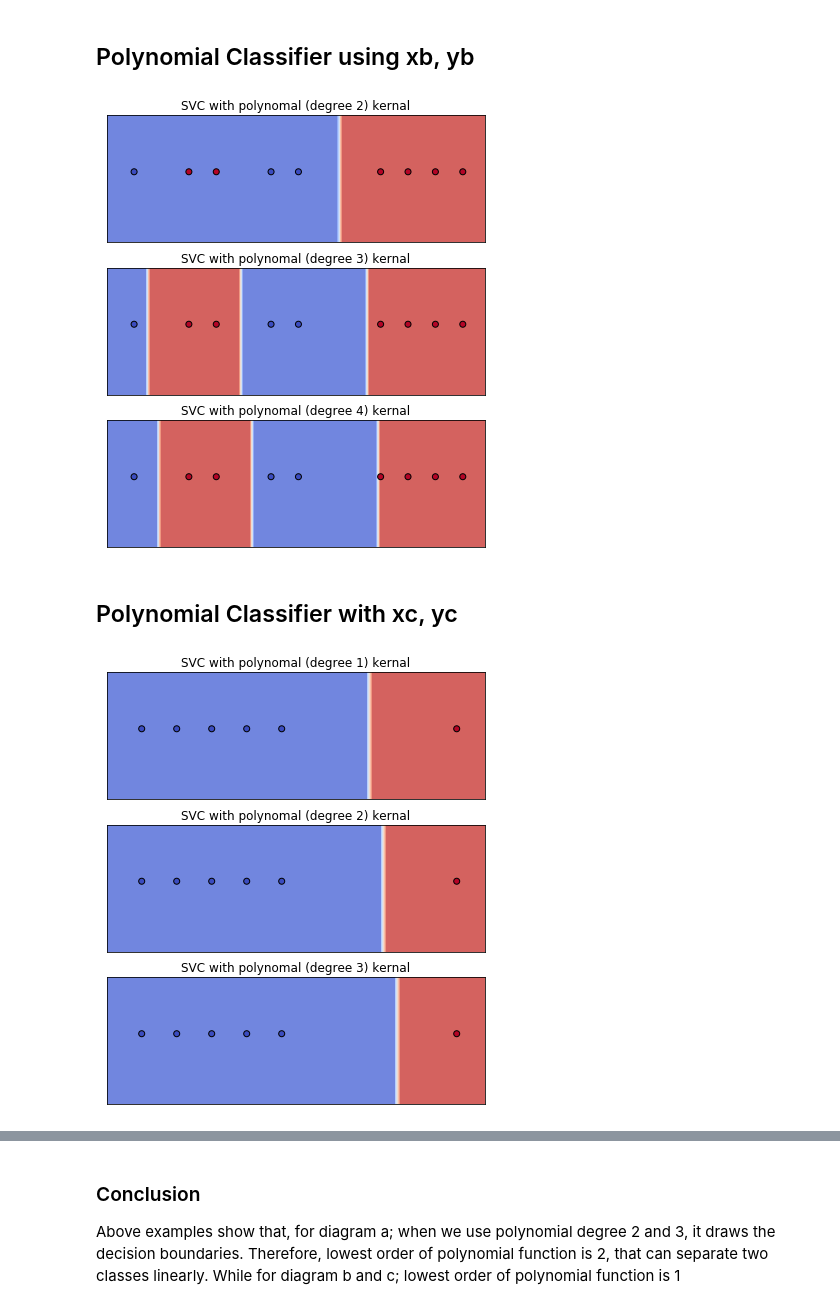
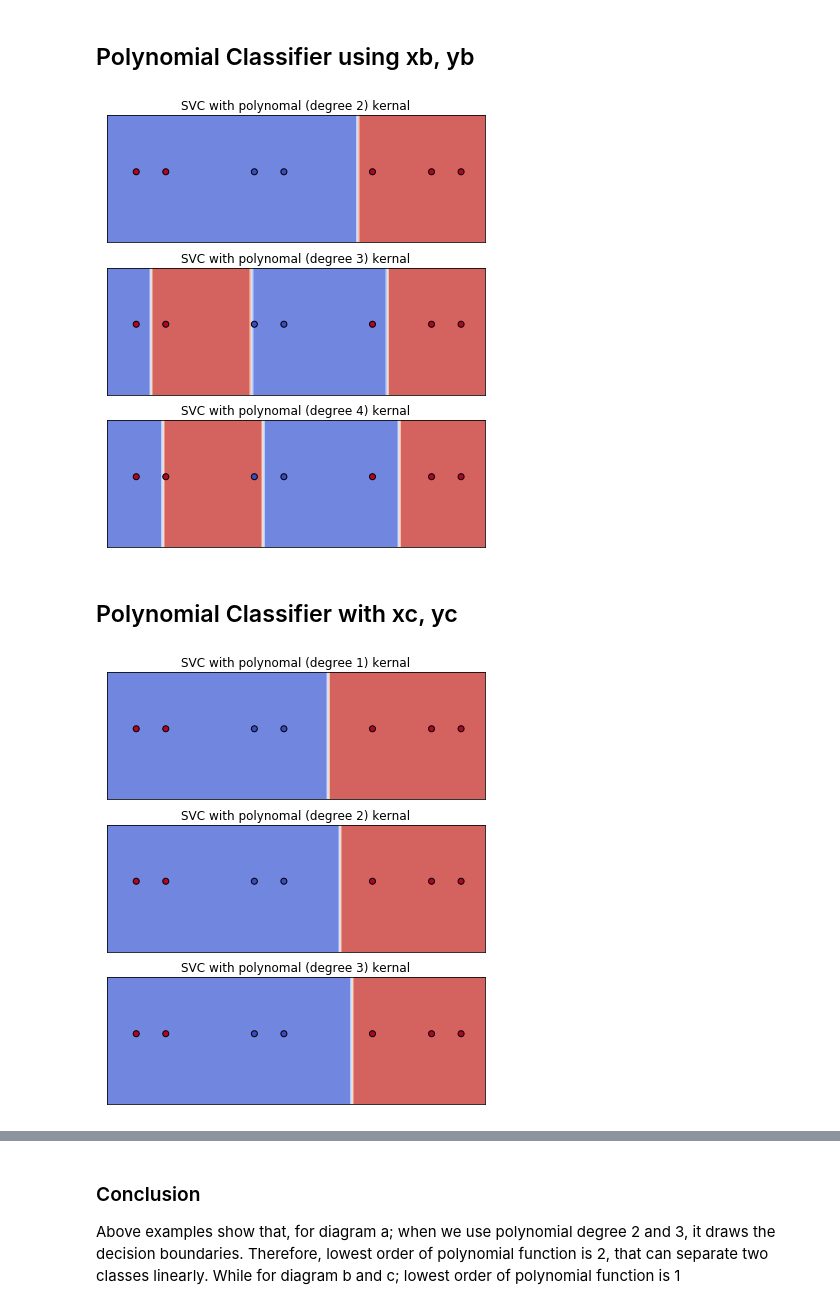
Before and after one commit to rameshjes/neural-network, a Jupyter notebook: assignment07/ramesh/workbench_07.ipynb, the cells around one changed output, grey strips where cells are left out. Drawn from its saved outputs; the diff is of its cells as text; code cells hidden in the pictures.

```diff
--- a/assignment07/ramesh/workbench_07.ipynb
+++ b/assignment07/ramesh/workbench_07.ipynb
@@ -114,6 +114,19 @@ classifer = Classifier()
 # %% [markdown]
 ## Polynomial Classifier using xa, ya
 # %%
+def classifier_plot(models, titles, sub , x,y):
+    xx, yy =  classifer.make_meshgrid(x)
+
+    for clf, title, ax in zip(models, titles, sub.flatten()):
+        ax.grid(True)
+        classifer.plot_contours(ax, clf, xx, yy, cmap=plt.cm.coolwarm, alpha=0.8)
+        ax.scatter(x[:,0], x[:,1], c=y, cmap=plt.cm.coolwarm, edgecolors='k')
+        ax.set_xlim(xx.min(), xx.max())
+        ax.set_ylim(yy.min(), yy.max())
+        ax.set_xticks(())
+        ax.set_yticks(())
+        ax.set_title(title)
+
 # clf = classifer.svm_classifier('poly', xa, ya, degree)
 models = (classifer.svm_classifier('poly', xa, ya, 1),
           classifer.svm_classifier('poly', xa, ya, 2),
@@ -128,19 +141,7 @@ titles = ('SVC with polynomal (degree 1) kernal',
 fig, sub = plt.subplots(3, 1)
 # plt.subplots_adjust(wspace=2, hspace=2)
 plt.subplots_adjust(bottom=1.0, right=1.0, top=2.5)
-xx, yy =  classifer.make_meshgrid(xa)
-
-
-
-for clf, title, ax in zip(models, titles, sub.flatten()):
-    ax.grid(True)
-    classifer.plot_contours(ax, clf, xx, yy, cmap=plt.cm.coolwarm, alpha=0.8)
-    ax.scatter(xa[:,0], xa[:,1], c=ya, cmap=plt.cm.coolwarm, edgecolors='k')
-    ax.set_xlim(xx.min(), xx.max())
-    ax.set_ylim(yy.min(), yy.max())
-    ax.set_xticks(())
-    ax.set_yticks(())
-    ax.set_title(title)
+classifier_plot(models, titles, sub , xa,ya)
 plt.show()
 # %% [output]
 [figure]
@@ -160,47 +161,27 @@ titles = ('SVC with polynomal (degree 2) kernal',
 fig, sub = plt.subplots(3, 1)
 # plt.subplots_adjust(wspace=2, hspace=2)
 plt.subplots_adjust(bottom=1.0, right=1.0, top=2.5)
-xx, yy =  classifer.make_meshgrid(xb)
-
-for clf, title, ax in zip(models, titles, sub.flatten()):
-    ax.grid(True)
-    classifer.plot_contours(ax, clf, xx, yy, cmap=plt.cm.coolwarm, alpha=0.8)
-    ax.scatter(xb[:,0], xb[:,1], c=yb, cmap=plt.cm.coolwarm, edgecolors='k')
-    ax.set_xlim(xx.min(), xx.max())
-    ax.set_ylim(yy.min(), yy.max())
-    ax.set_xticks(())
-    ax.set_yticks(())
-    ax.set_title(title)
+classifier_plot(models, titles, sub , xa,ya)
 plt.show()
 # %% [output]
-[figure, old version]
+[figure, new version]
 # %% [markdown]
 ## Polynomial Classifier with xc, yc
 # %%
 models = (classifer.svm_classifier('poly', xc, yc, 1),
           classifer.svm_classifier('poly', xc, yc, 2),
           classifer.svm_classifier('poly', xc, yc, 3))
 
 # title for the plots
 titles = ('SVC with polynomal (degree 1) kernal',
           'SVC with polynomal (degree 2) kernal',
           'SVC with polynomal (degree 3) kernal',)
 
 # Set-up 2x1 grid for plotting.
 fig, sub = plt.subplots(3, 1)
 # plt.subplots_adjust(wspace=2, hspace=2)
 plt.subplots_adjust(bottom=1.0, right=1.0, top=2.5)
-xx, yy =  classifer.make_meshgrid(xc)
-
-for clf, title, ax in zip(models, titles, sub.flatten()):
-    ax.grid(True)
-    classifer.plot_contours(ax, clf, xx, yy, cmap=plt.cm.coolwarm, alpha=0.8)
-    ax.scatter(xc[:,0], xc[:,1], c=yc, cmap=plt.cm.coolwarm, edgecolors='k')
-    ax.set_xlim(xx.min(), xx.max())
-    ax.set_ylim(yy.min(), yy.max())
-    ax.set_xticks(())
-    ax.set_yticks(())
-    ax.set_title(title)
+classifier_plot(models, titles, sub , xa,ya)
 plt.show()
 # %% [output]
-[figure, old version]
+[figure, new version]
```
Also changed, not shown: parts of 4 cells of this notebook.
